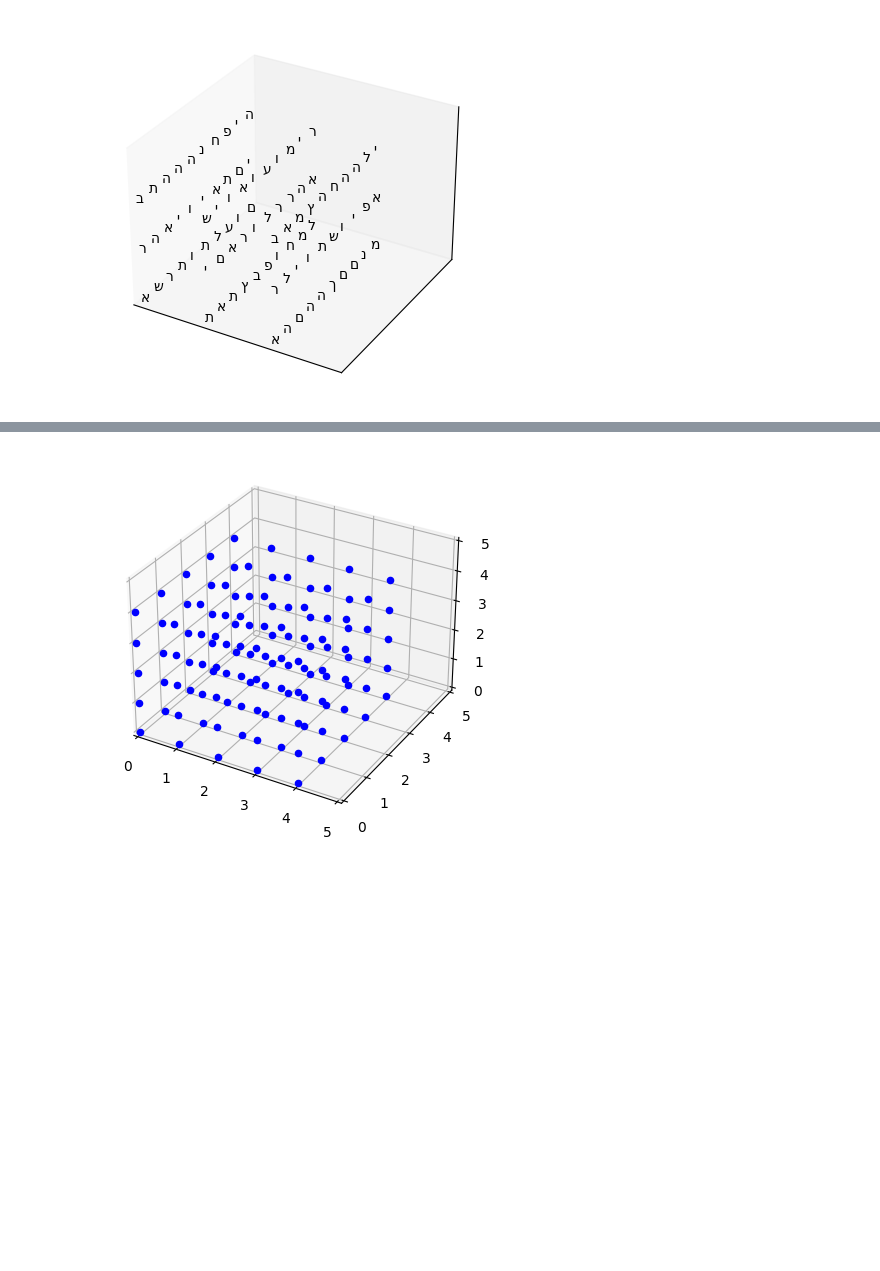
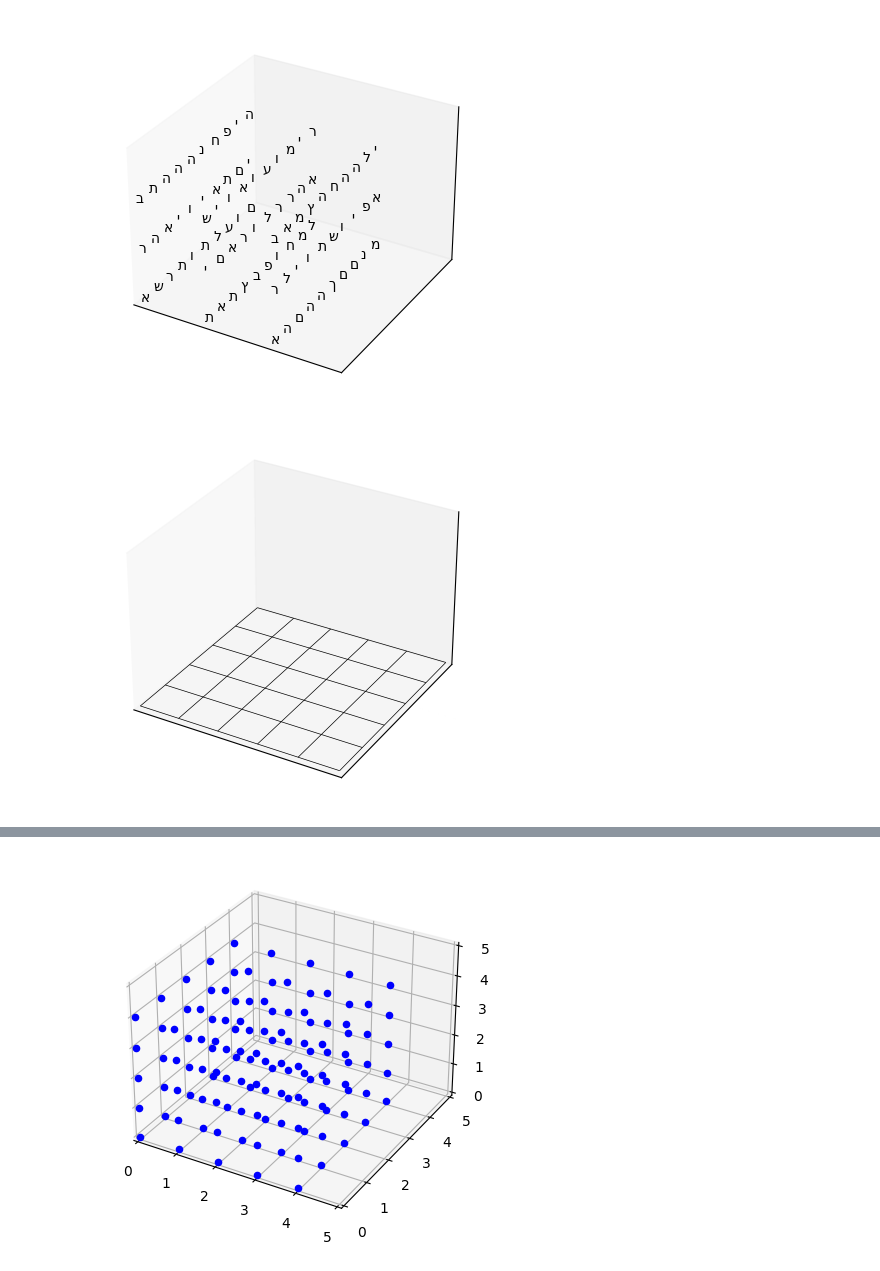
Before and after one commit to roni762583/bible-data-science.github.io, a Jupyter notebook: 3d.ipynb, the cells around one changed output, grey strips where cells are left out. Drawn from its saved outputs; the diff is of its cells as text; code cells hidden in the pictures; blank space fills up the shorter version.

```diff
--- a/3d.ipynb
+++ b/3d.ipynb
@@ -368,3 +368,40 @@ def plot_3d_volume(text_3d):
 plot_3d_volume(text_3d[:10, :10, :10])  # Limiting to the first 10x10x10 characters for demonstration
 # %% [output]
 [figure]
+# %%
+import numpy as np
+import matplotlib.pyplot as plt
+from mpl_toolkits.mplot3d import Axes3D
+
+def plot_3d_grid(X, Y, Z):
+    # Create grid coordinates
+    x = np.arange(X + 1)
+    y = np.arange(Y + 1)
+    z = np.arange(Z + 1)
+
+    # Create meshgrid
+    xx, yy = np.meshgrid(x, y)
+    zz = np.zeros_like(xx)
+
+    # Plot wireframe
+    fig = plt.figure()
+    ax = fig.add_subplot(111, projection='3d')
+    ax.plot_wireframe(xx, yy, zz, color='black', linewidth=0.5)
+
+    # Set plot limits
+    ax.set_xlim(0, X)
+    ax.set_ylim(0, Y)
+    ax.set_zlim(0, Z)
+
+    # Remove axis labels
+    ax.set_xticks([])
+    ax.set_yticks([])
+    ax.set_zticks([])
+
+    # Show plot
+    plt.show()
+
+# Example usage: Create a 3D grid with dimensions 5x5x5
+plot_3d_grid(X=5, Y=5, Z=5)
+# %% [output]
+[figure, added]
```
Also changed, not shown: parts of 4 cells of this notebook, 1 other file.
